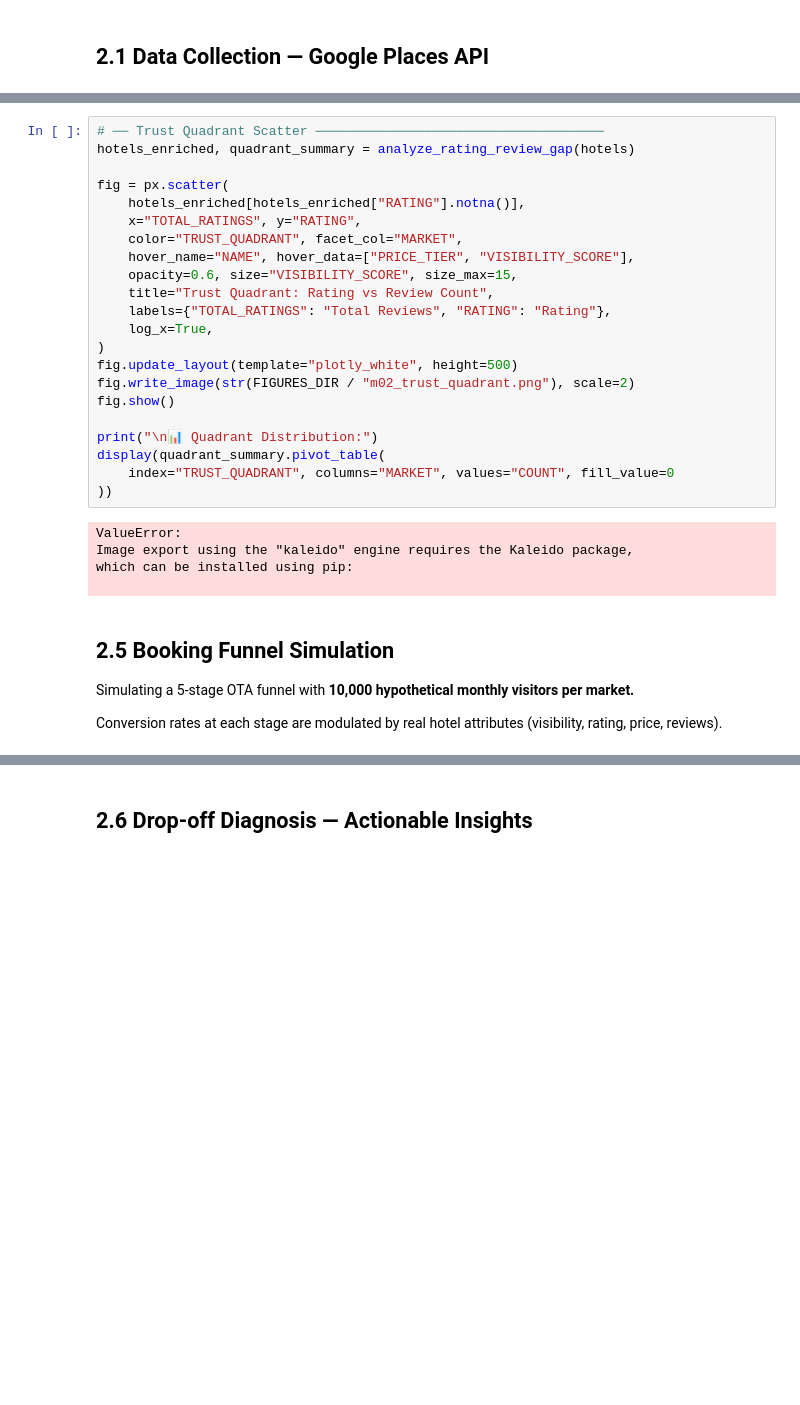
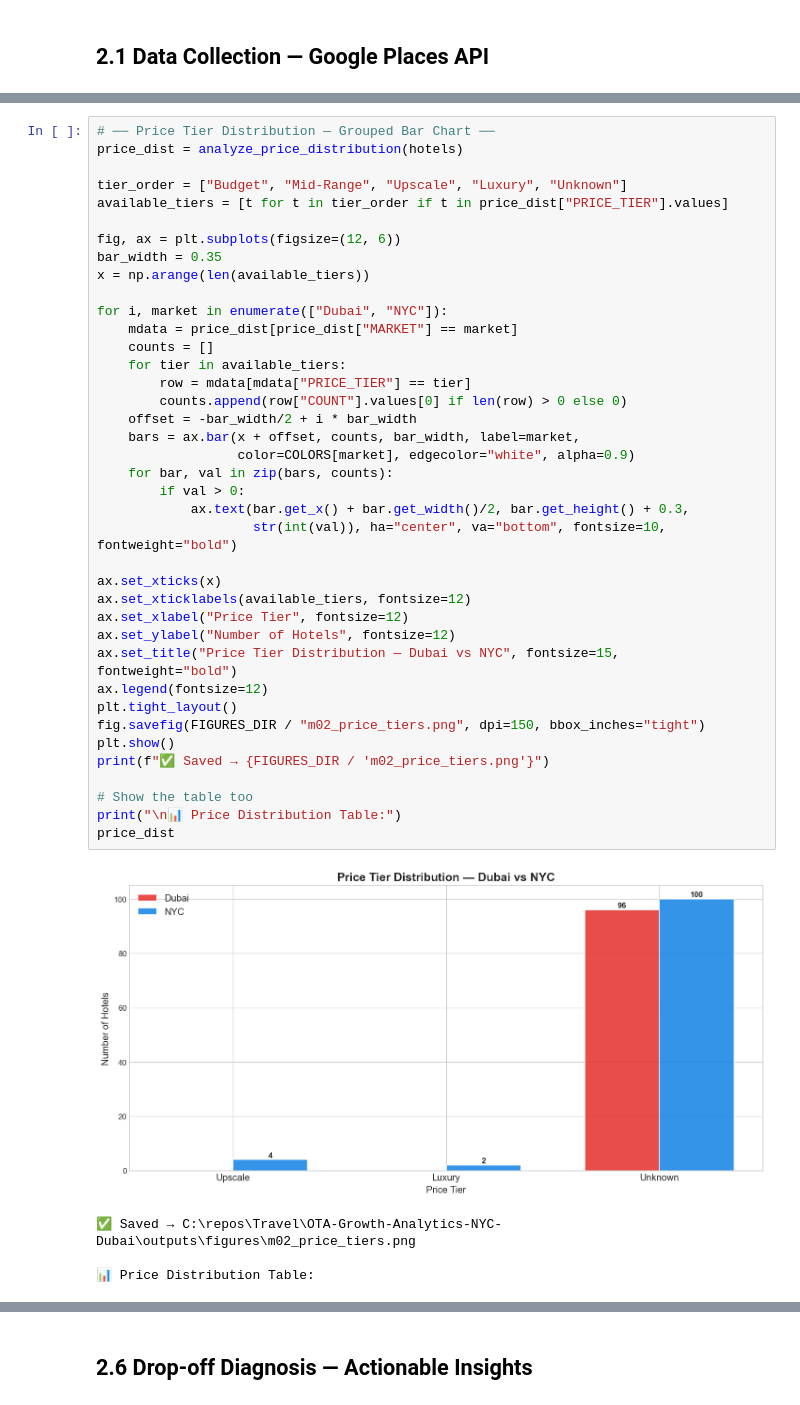
Before and after one commit to Dheerajc15/OTA-Growth-Analytics-NYC-Dubai, a Jupyter notebook: notebooks/02_booking_funnel.ipynb, the cells around one changed output, grey strips where cells are left out. Cells and saved outputs as stored; diff of their text form; blank space fills up the shorter version.

```diff
--- a/notebooks/02_booking_funnel.ipynb
+++ b/notebooks/02_booking_funnel.ipynb
@@ -212,33 +209,44 @@ Hotels in top-left ("Hidden Gems") have great ratings but few reviews → OTA op
-# %%
-# ── Trust Quadrant Scatter ─────────────────────────────────────
-hotels_enriched, quadrant_summary = analyze_rating_review_gap(hotels)
-
-fig = px.scatter(
-    hotels_enriched[hotels_enriched["RATING"].notna()],
-    x="TOTAL_RATINGS", y="RATING",
-    color="TRUST_QUADRANT", facet_col="MARKET",
-    hover_name="NAME", hover_data=["PRICE_TIER", "VISIBILITY_SCORE"],
-    opacity=0.6, size="VISIBILITY_SCORE", size_max=15,
-    title="Trust Quadrant: Rating vs Review Count",
-    labels={"TOTAL_RATINGS": "Total Reviews", "RATING": "Rating"},
-    log_x=True,
-)
-fig.update_layout(template="plotly_white", height=500)
-fig.write_image(str(FIGURES_DIR / "m02_trust_quadrant.png"), scale=2)
-fig.show()
-
-print("\n📊 Quadrant Distribution:")
-display(quadrant_summary.pivot_table(
-    index="TRUST_QUADRANT", columns="MARKET", values="COUNT", fill_value=0
-))
-# %% [output]
-ValueError:
-Image export using the "kaleido" engine requires the Kaleido package,
-which can be installed using pip:
-
-# %% [markdown]
-## 2.5 Booking Funnel Simulation
-
-Simulating a 5-stage OTA funnel with **10,000 hypothetical monthly visitors per market.**
-
-Conversion rates at each stage are modulated by real hotel attributes (visibility, rating, price, reviews).
+# %%
+# ── Price Tier Distribution — Grouped Bar Chart ──
+price_dist = analyze_price_distribution(hotels)
+
+tier_order = ["Budget", "Mid-Range", "Upscale", "Luxury", "Unknown"]
+available_tiers = [t for t in tier_order if t in price_dist["PRICE_TIER"].values]
+
+fig, ax = plt.subplots(figsize=(12, 6))
+bar_width = 0.35
+x = np.arange(len(available_tiers))
+
+for i, market in enumerate(["Dubai", "NYC"]):
+    mdata = price_dist[price_dist["MARKET"] == market]
+    counts = []
+    for tier in available_tiers:
+        row = mdata[mdata["PRICE_TIER"] == tier]
+        counts.append(row["COUNT"].values[0] if len(row) > 0 else 0)
+    offset = -bar_width/2 + i * bar_width
+    bars = ax.bar(x + offset, counts, bar_width, label=market,
+                  color=COLORS[market], edgecolor="white", alpha=0.9)
+    for bar, val in zip(bars, counts):
+        if val > 0:
+            ax.text(bar.get_x() + bar.get_width()/2, bar.get_height() + 0.3,
+                    str(int(val)), ha="center", va="bottom", fontsize=10, fontweight="bold")
+
+ax.set_xticks(x)
+ax.set_xticklabels(available_tiers, fontsize=12)
+ax.set_xlabel("Price Tier", fontsize=12)
+ax.set_ylabel("Number of Hotels", fontsize=12)
+ax.set_title("Price Tier Distribution — Dubai vs NYC", fontsize=15, fontweight="bold")
+ax.legend(fontsize=12)
+plt.tight_layout()
+fig.savefig(FIGURES_DIR / "m02_price_tiers.png", dpi=150, bbox_inches="tight")
+plt.show()
+print(f"✅ Saved → {FIGURES_DIR / 'm02_price_tiers.png'}")
+
+# Show the table too
+print("\n📊 Price Distribution Table:")
+price_dist
+# %% [output]
+[figure, added]
+✅ Saved → C:\repos\Travel\OTA-Growth-Analytics-NYC-Dubai\outputs\figures\m02_price_tiers.png
+
+📊 Price Distribution Table:
```
Also changed, not shown: parts of 29 cells of this notebook.
